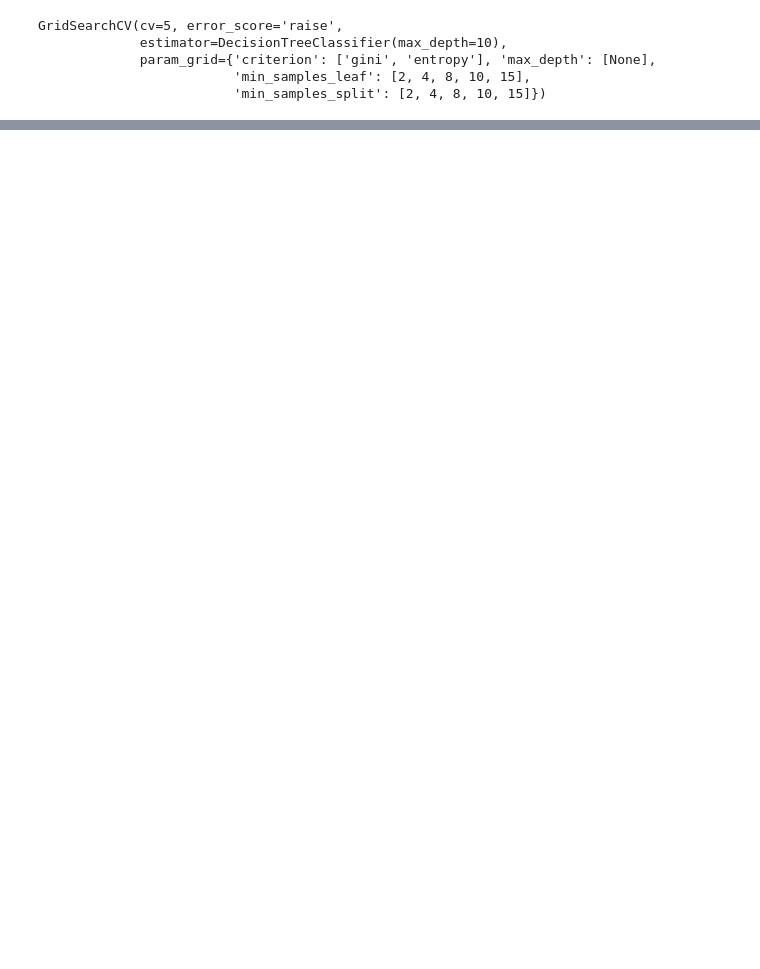
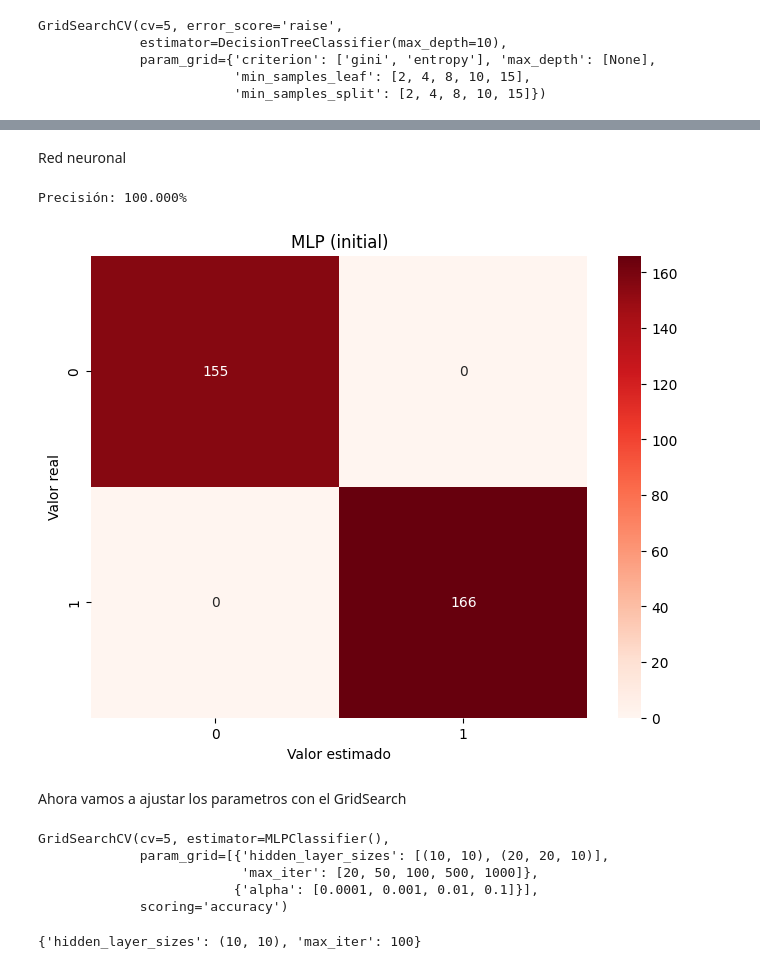
Before and after one commit to JoseQuinteroTC/IA-ML-, a Jupyter notebook: IA ML/Entregable_IA.ipynb, the cells around one changed output, grey strips where cells are left out. Drawn from its saved outputs; the diff is of its cells as text; code cells hidden in the pictures; blank space fills up the shorter version.

```diff
--- a/IA ML/Entregable_IA.ipynb
+++ b/IA ML/Entregable_IA.ipynb
@@ -808,0 +925,21 @@ Precisión final: 94.927%
+# %%
+# Número de árboles en el bosque aleatorio
+n_estimators = [int(x) for x in np.linspace(start=100, stop=150, num=5)]
+#Número de características a considerar en cada división
+max_features = ['auto', 'sqrt']
+# Número máximo de niveles en el árbol
+max_depth = None,
+# Número mínimo de muestras requeridas para dividir un nodo
+min_samples_split = [2, 4, 6, 8, 10]
+# Número mínimo de muestras requeridas en cada nodo hoja
+min_samples_leaf = [1, 2, 4, 6, 8, 10]
+# %%
+param_grid = {
+    'n_estimators': n_estimators,
+    'max_features': max_features,
+    'max_depth': max_depth,
+    'min_samples_split': min_samples_split,
+    'min_samples_leaf': min_samples_leaf,
+}
+
+print(param_grid)
@@ -808,0 +948,4 @@ Precisión final: 94.927%
+# %%
+rf_Grid = GridSearchCV(estimator = rf_Model, param_grid = param_grid, cv = 5, verbose=2, n_jobs = 4)
+# %%
+rf_Grid.fit(xtrainE, y_train)
@@ -808,0 +1002,27 @@ Precisión final: 94.927%
+# %% [markdown]
+Red neuronal
+# %%
+# Modelo con parametros de prueba
+
+clf = MLPClassifier(hidden_layer_sizes = (50,50), alpha=0.01, max_iter=1000)
+clf.fit(Xtrain, y_train)
+y_pred = clf.predict(Xtest)
+y_prob = clf.predict_proba(Xtest)
+
+cm = confusion_matrix(y_test, y_pred)
+cm_df = pd.DataFrame(cm)
+
+mlp_precision = 100 * accuracy_score(y_test, y_pred)
+print('Precisión: {0:.3f}%'.format(mlp_precision))
+
+plt.figure(figsize=(8, 6))
+sns.heatmap(cm_df,cmap="Reds", annot=True, fmt='d')
+plt.title('MLP (initial)')
+plt.ylabel('Valor real')
+plt.xlabel('Valor estimado')
+plt.show()
+# %% [output]
+Precisión: 100.000%
+[figure, added]
+# %% [markdown]
+Ahora vamos a ajustar los parametros con el GridSearch
@@ -808,0 +1032,14 @@ Precisión final: 94.927%
+# %%
+model = MLPClassifier()
+grid_search = GridSearchCV(model, param_grid, cv=5, scoring='accuracy')
+grid_search.fit(Xtrain, y_train)
+# %% [output]
+GridSearchCV(cv=5, estimator=MLPClassifier(),
+             param_grid=[{'hidden_layer_sizes': [(10, 10), (20, 20, 10)],
+                          'max_iter': [20, 50, 100, 500, 1000]},
+                         {'alpha': [0.0001, 0.001, 0.01, 0.1]}],
+             scoring='accuracy')
+# %%
+grid_search.best_params_
+# %% [output]
+{'hidden_layer_sizes': (10, 10), 'max_iter': 100}
```
Also changed, not shown: parts of 43 cells of this notebook, 1 other file.
